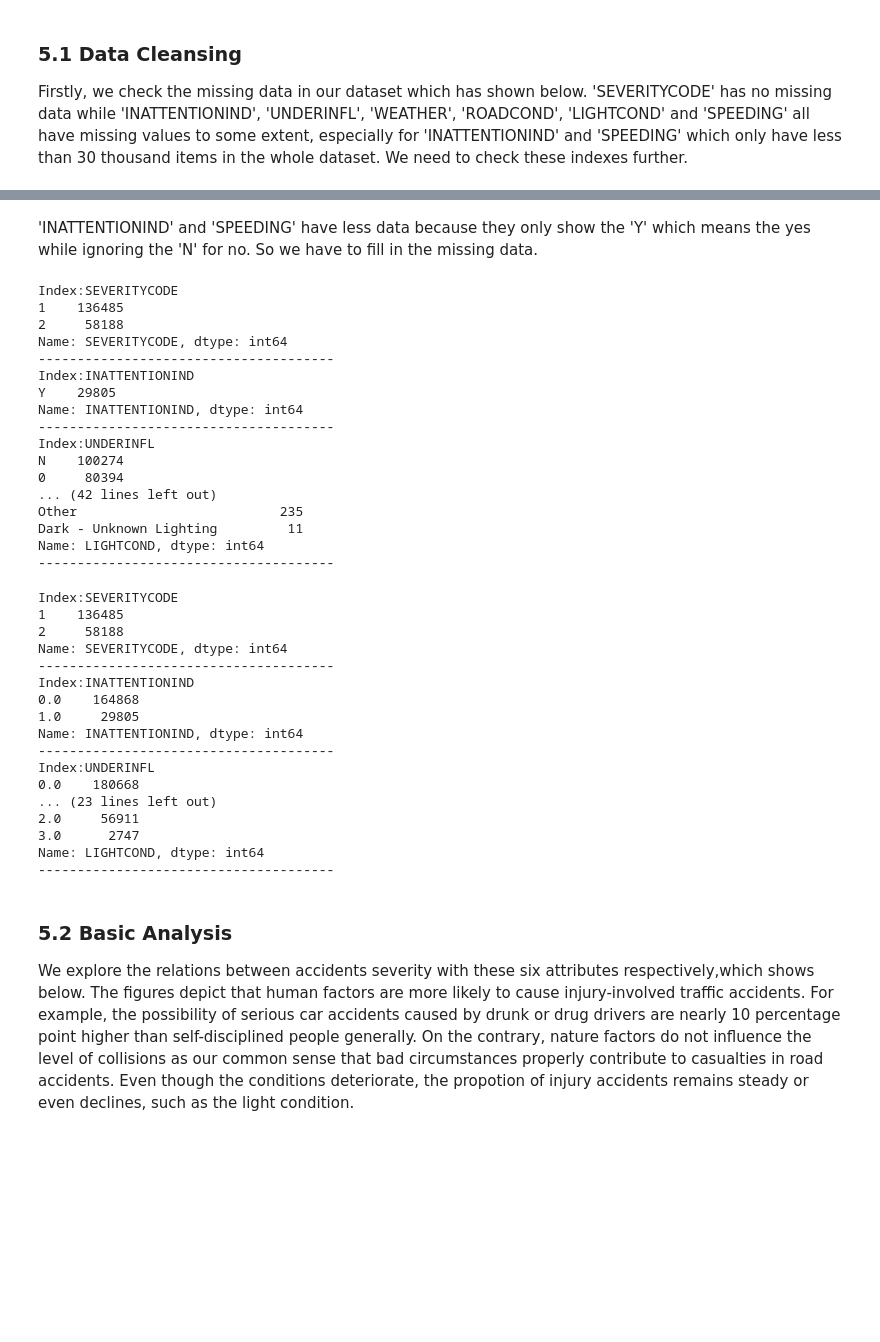
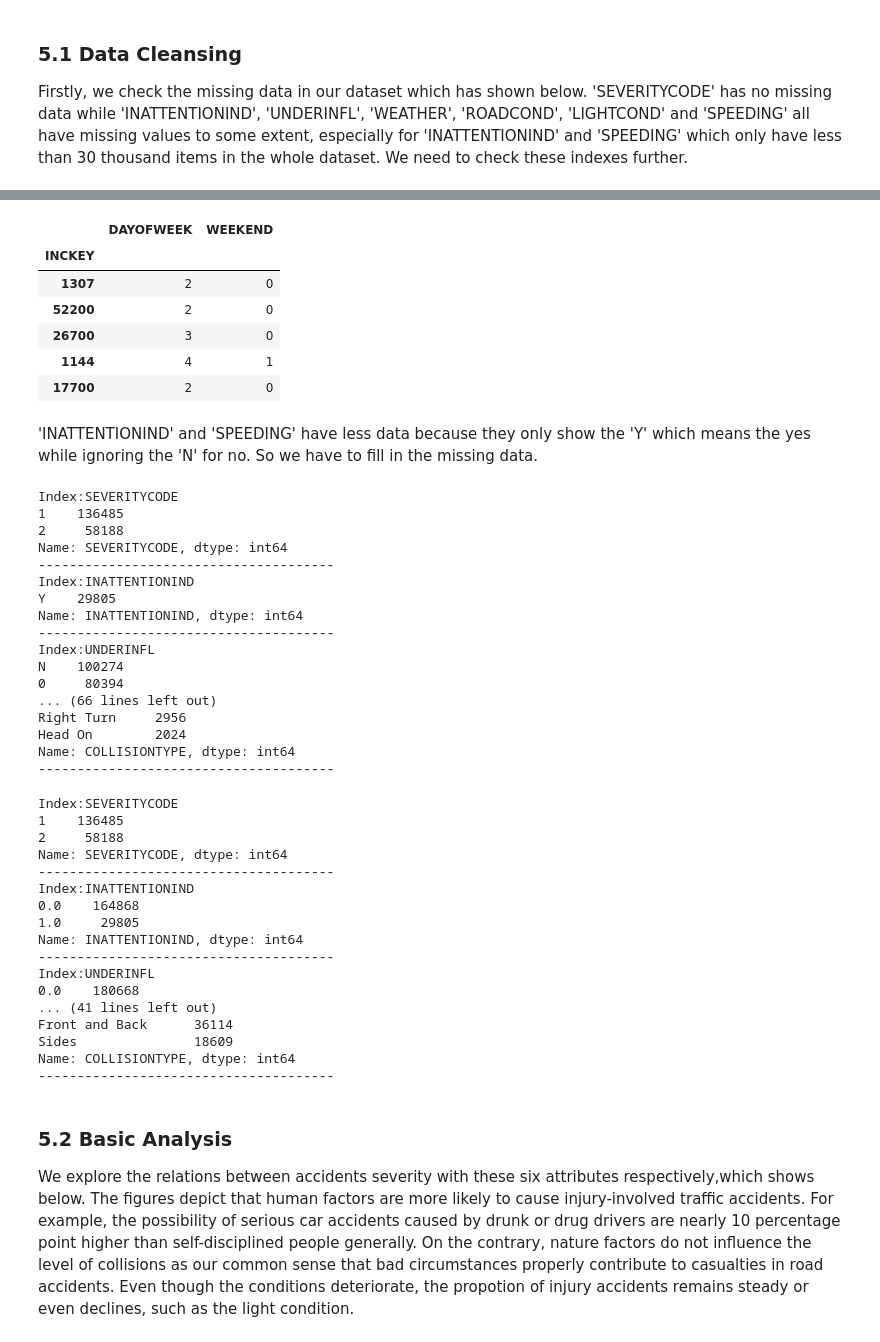
Before and after one commit to coredeliaz/Coursera_Capstone, a Jupyter notebook: Car Accident Severity Prediction(Week 3).ipynb, the cells around one changed output, grey strips where cells are left out. Drawn from its saved outputs; the diff is of its cells as text; code cells hidden in the pictures; blank space fills up the shorter version.

```diff
--- a/Car Accident Severity Prediction(Week 3).ipynb
+++ b/Car Accident Severity Prediction(Week 3).ipynb
@@ -101,3 +126,18 @@ memory usage: 56.4+ MB
+# %%
+#transform the date into the day of the week
+raw_data['DAYOFWEEK'] = pd.to_datetime(raw_data['DATE']).dt.dayofweek
+
+#Encoding weekend (0 = No, 1 = Yes)
+raw_data['WEEKEND'] = raw_data['DAYOFWEEK'].apply(lambda x:1 if (x>3) else 0)
+raw_data[['DAYOFWEEK','WEEKEND']].head()
+# %% [output]
+|  | DAYOFWEEK | WEEKEND |
+| INCKEY |  |  |
+| 1307 | 2 | 0 |
+| 52200 | 2 | 0 |
+| 26700 | 3 | 0 |
+| 1144 | 4 | 1 |
+| 17700 | 2 | 0 |
 # %% [markdown]
  'INATTENTIONIND' and 'SPEEDING' have less data because they only show the 'Y' which means the yes while ignoring the 'N' for no. So we have to fill in the missing data.
 # %%
@@ -108,7 +148,7 @@ def range_values(indexes):
         print(raw_data[index].value_counts())
         print('--------------------------------------')
 
-indexes = ['SEVERITYCODE','INATTENTIONIND','UNDERINFL','SPEEDING','WEATHER','ROADCOND','LIGHTCOND']
+indexes = ['SEVERITYCODE','INATTENTIONIND','UNDERINFL','SPEEDING','WEATHER','ROADCOND','LIGHTCOND','WEEKEND','ADDRTYPE','COLLISIONTYPE']
 range_values(indexes)
 # %% [output]
 Index:SEVERITYCODE
@@ -123,10 +163,10 @@ Name: INATTENTIONIND, dtype: int64
 Index:UNDERINFL
 N    100274
 0     80394
-... (42 lines left out)
-Other                          235
-Dark - Unknown Lighting         11
-Name: LIGHTCOND, dtype: int64
+... (66 lines left out)
+Right Turn     2956
+Head On        2024
+Name: COLLISIONTYPE, dtype: int64
 --------------------------------------
 # %%
 #processing missing data
@@ -161,6 +201,13 @@ raw_data['LIGHTCOND'].replace(to_replace=["Daylight","Dark - Street Lights On","
                                           "Dark - Street Lights Off","Other","Dark - Unknown Lighting"],
                               value=[1,2,np.nan,2,2,3,3,np.nan,3],inplace=True)
 
+#Encoding collision types(1 = Not Running Cars, 2 = Corners, 3 = Sides, 4 = Front and Back)
+raw_data['COLLISIONTYPE'].replace(to_replace=["Parked Car","Angles","Rear Ended","Other",
+                                              "Sideswipe","Left Turn","Pedestrian",
+                                             "Cycles","Right Turn","Head On"],
+                                  value=["Not Running Cars","Corners","Front and Back",np.nan,
+                                         "Sides","Corners","Not Running Cars",
+                                         "Not Running Cars","Corners","Front and Back"],inplace=True)
 range_values(indexes)
 # %% [output]
 Index:SEVERITYCODE
@@ -175,10 +222,10 @@ Name: INATTENTIONIND, dtype: int64
 --------------------------------------
 Index:UNDERINFL
 0.0    180668
-... (23 lines left out)
-2.0     56911
-3.0      2747
-Name: LIGHTCOND, dtype: int64
+... (41 lines left out)
+Front and Back      36114
+Sides               18609
+Name: COLLISIONTYPE, dtype: int64
 --------------------------------------
 # %% [markdown]
 ### 5.2 Basic Analysis
```
Also changed, not shown: parts of 9 cells of this notebook.
